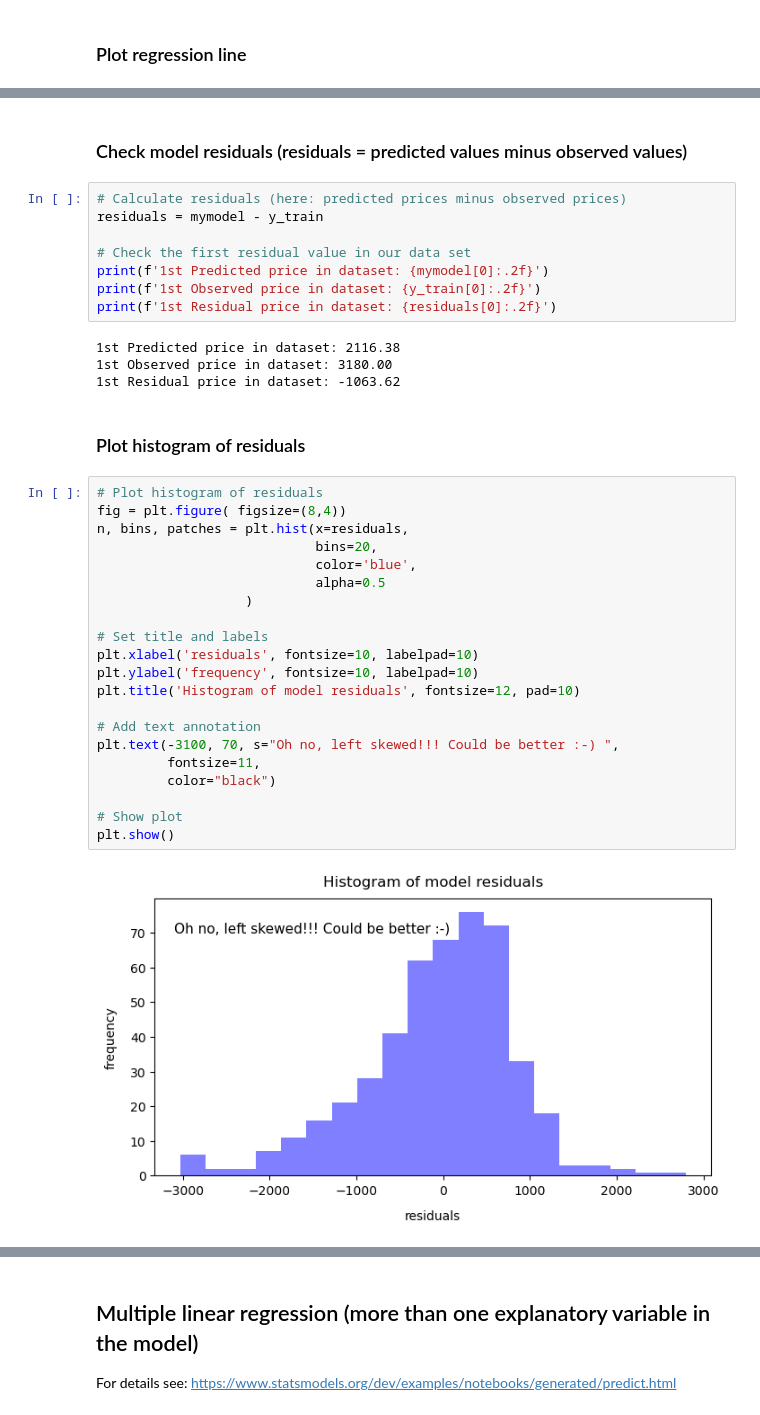
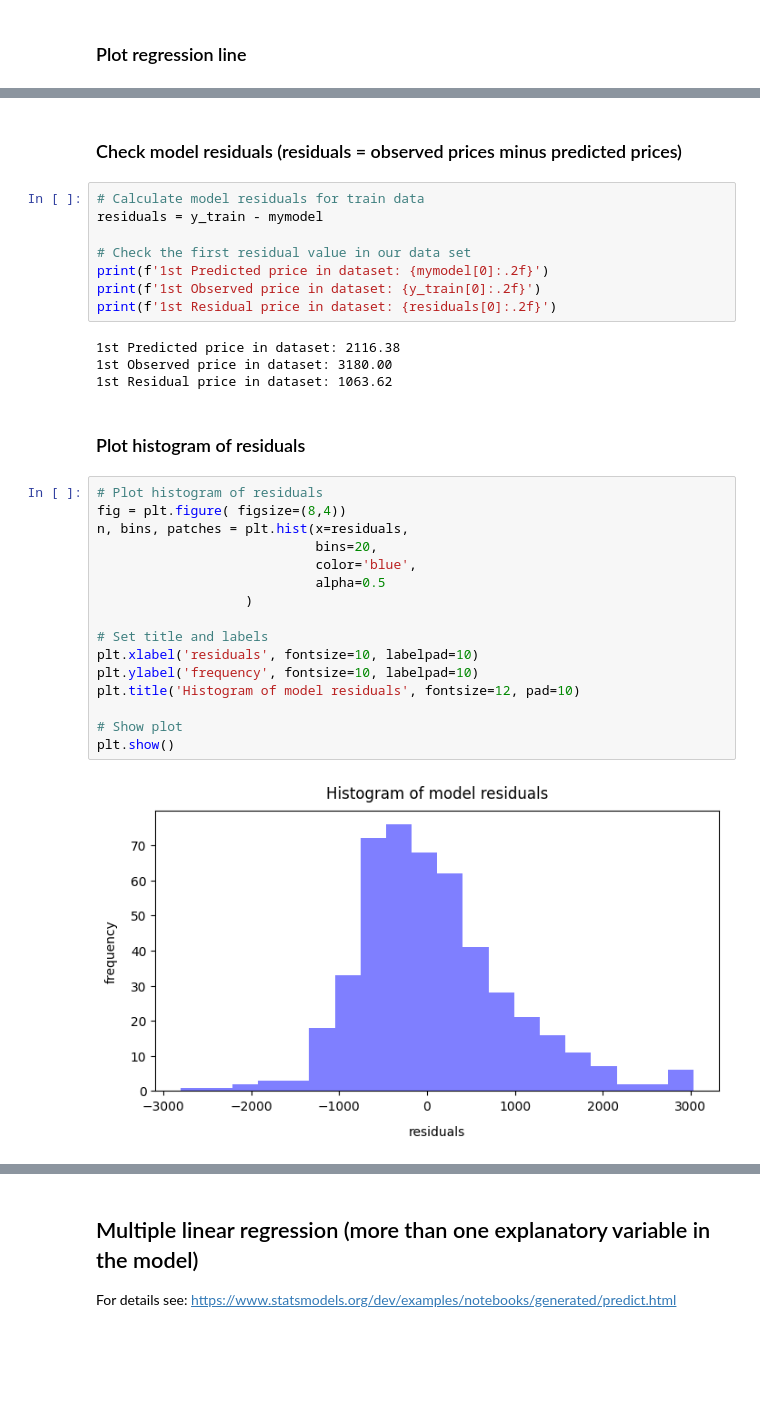
Before and after one commit to zhawjtran/data_analytics, a Jupyter notebook: Week_08/linear_regression.ipynb, the cells around one changed output, grey strips where cells are left out. Drawn from its saved outputs; the diff is of its cells as text; blank space fills up the shorter version.

```diff
--- a/Week_08/linear_regression.ipynb
+++ b/Week_08/linear_regression.ipynb
@@ -146,8 +146,8 @@ plt.show()
 # %% [markdown]
-### Check model residuals (residuals = predicted values minus observed values)
+### Check model residuals (residuals = observed prices minus predicted prices)
 # %%
-# Calculate residuals (here: predicted prices minus observed prices)
-residuals = mymodel - y_train
+# Calculate model residuals for train data
+residuals = y_train - mymodel
 
 # Check the first residual value in our data set
 print(f'1st Predicted price in dataset: {mymodel[0]:.2f}')
@@ -156,30 +156,25 @@ print(f'1st Residual price in dataset: {residuals[0]:.2f}')
 # %% [output]
 1st Predicted price in dataset: 2116.38
 1st Observed price in dataset: 3180.00
-1st Residual price in dataset: -1063.62
+1st Residual price in dataset: 1063.62
 # %% [markdown]
 ### Plot histogram of residuals
 # %%
 # Plot histogram of residuals
 fig = plt.figure( figsize=(8,4))
 n, bins, patches = plt.hist(x=residuals,
                             bins=20,
                             color='blue',
                             alpha=0.5
                    )
 
 # Set title and labels
 plt.xlabel('residuals', fontsize=10, labelpad=10)
 plt.ylabel('frequency', fontsize=10, labelpad=10)
 plt.title('Histogram of model residuals', fontsize=12, pad=10)
 
-# Add text annotation
-plt.text(-3100, 70, s="Oh no, left skewed!!! Could be better :-) ",
-         fontsize=11,
-         color="black")
-
 # Show plot
 plt.show()
 # %% [output]
-[figure, old version]
+[figure, new version]
 # %% [markdown]
```
Also changed, not shown: parts of 9 cells of this notebook, 2 other files.
